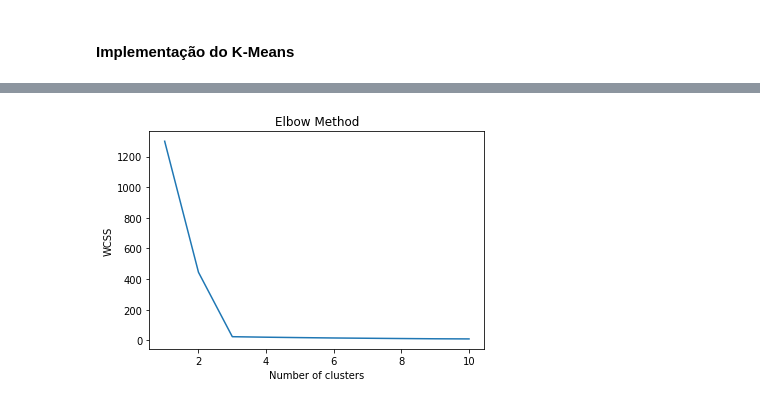
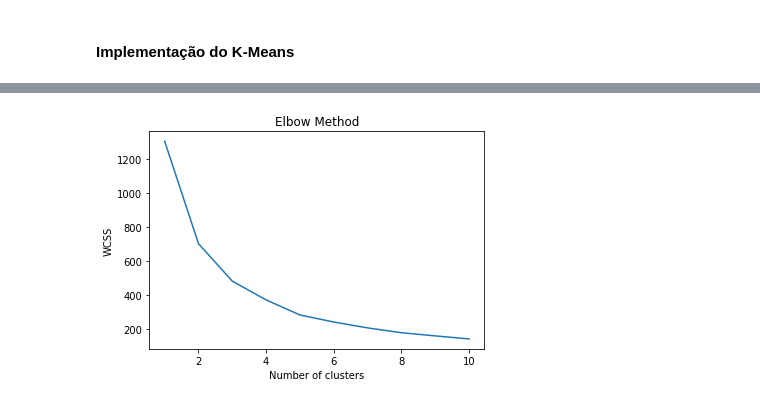
Before and after one commit to fabiobritoo/Machine-Learning, a Jupyter notebook: KMeans.ipynb, the cells around one changed output, grey strips where cells are left out. Cells and saved outputs as stored; diff of their text form; code cells hidden in the pictures.

Commit message:
Kmeans Concluido

```diff
--- a/KMeans.ipynb
+++ b/KMeans.ipynb
@@ -18,0 +3,15 @@ plt.scatter(X[:,0], X[:,1])
+# %%
+from sklearn.decomposition import PCA
+from sklearn.cluster import KMeans
+from sklearn.preprocessing import StandardScaler
+import matplotlib.pyplot as plt
+import pandas as pd
+import numpy as np
+
+#Load Data
+
+url = "lib/heart.csv"
+# loading dataset into Pandas DataFrame
+df = pd.read_csv(url)
+
+df.head()
@@ -18,0 +25,9 @@ plt.scatter(X[:,0], X[:,1])
+# %%
+# obter apenas os valores
+features = df.columns[:-1] ## Retirada do Resultado
+x = df.loc[:, features].values
+
+# Normalizar valores
+X = StandardScaler().fit_transform(x) ## Valores Normalizados
+
+pd.DataFrame(data = X, columns = features).head()
@@ -18,0 +43,11 @@ plt.scatter(X[:,0], X[:,1])
+# %%
+# PCA
+pca = PCA(2)
+
+#Transform the data
+df = pca.fit_transform(X)
+
+principalDf = pd.DataFrame(data = df
+             , columns = ['principal component 1', 'principal component 2'])
+
+principalDf.head()
@@ -19,13 +61,15 @@ plt.scatter(X[:,0], X[:,1])
 # %%
+### Método do Elbow para encontrar a quantidade de clusters
+
 wcss = []
 for i in range(1, 11):
-    kmeans = KMeans(n_clusters=i, init='k-means++', max_iter=300, n_init=10, random_state=0)
-    kmeans.fit(X)
+    kmeans = KMeans(n_clusters=i, init='k-means++', max_iter=300, n_init=10, random_state=5)
+    kmeans.fit(df)
     wcss.append(kmeans.inertia_)
 plt.plot(range(1, 11), wcss)
 plt.title('Elbow Method')
 plt.xlabel('Number of clusters')
 plt.ylabel('WCSS')
 plt.show()
 # %% [output]
-[figure, old version]
+[figure, new version]
```
Also changed, not shown: parts of 10 cells of this notebook, 6 other files.
